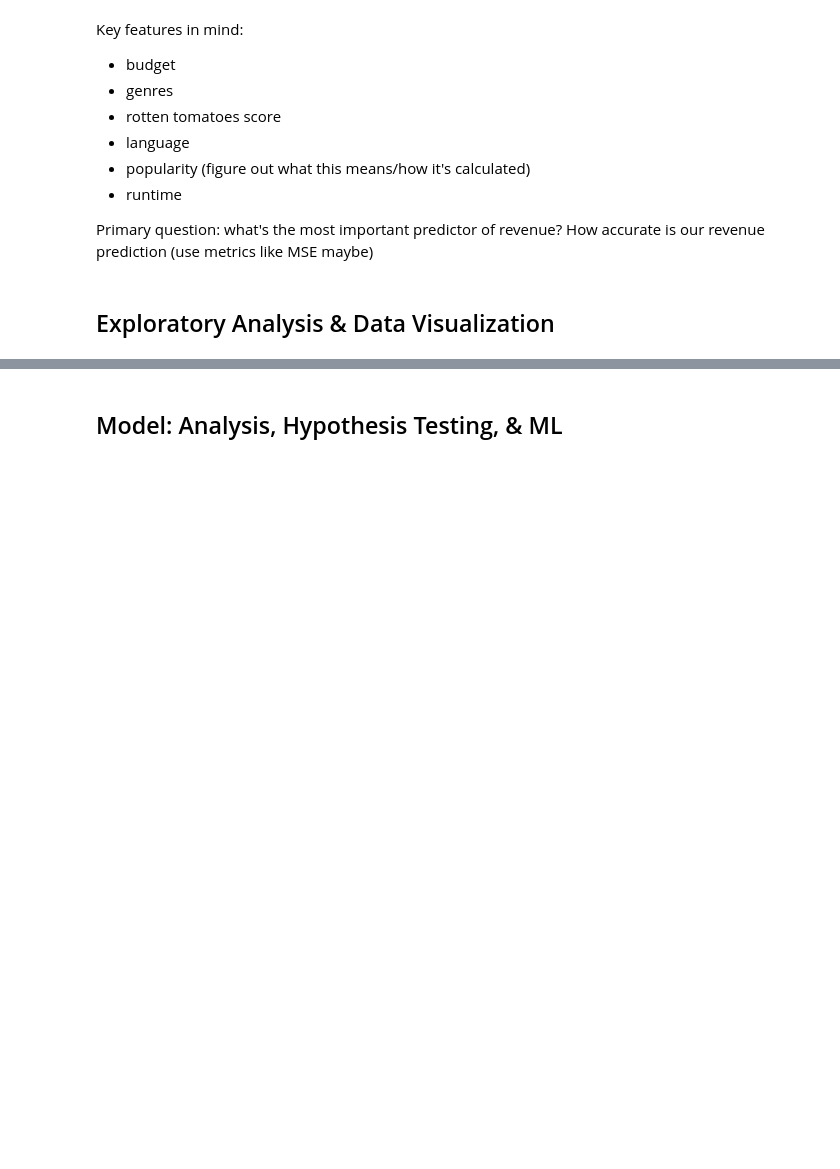
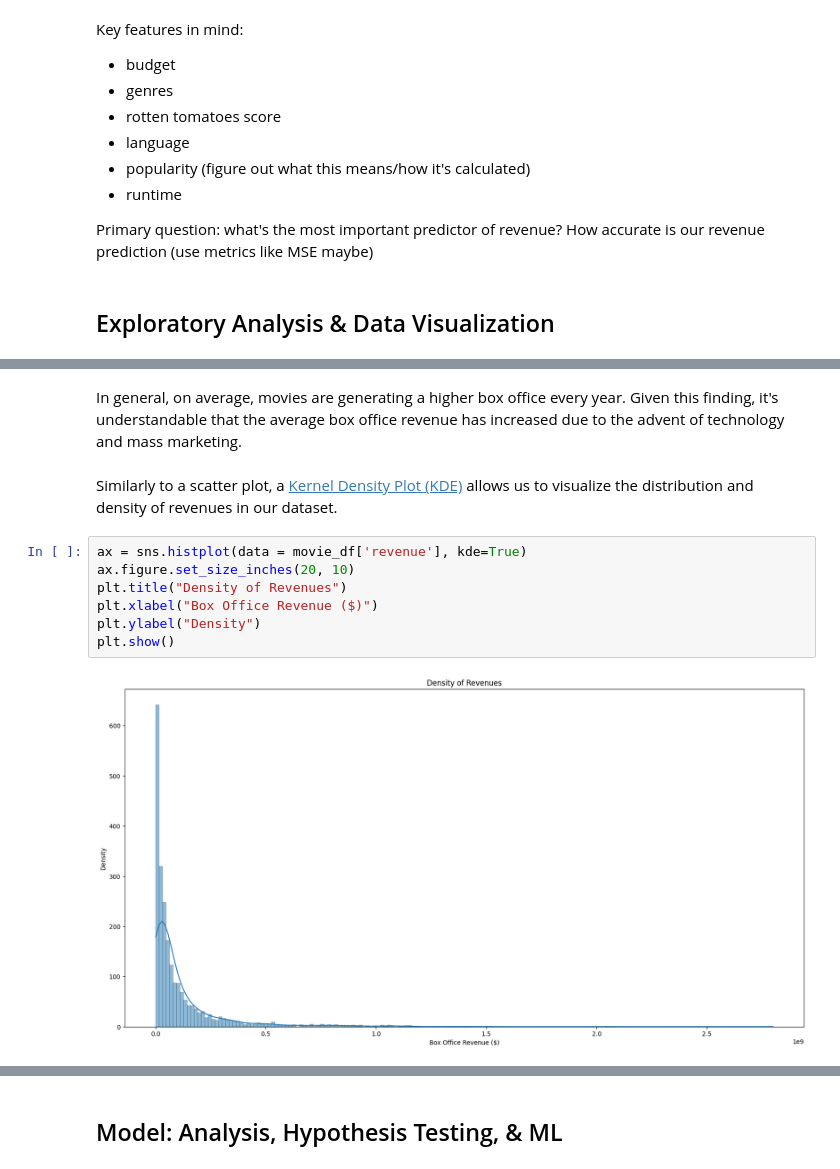
Before and after one commit to cmsc320-gautham-evan-arjun/cmsc320-gautham-evan-arjun.github.io, a Jupyter notebook: finaltutorial.ipynb, the cells around one changed output, grey strips where cells are left out. Cells and saved outputs as stored; diff of their text form; blank space fills up the shorter version.

```diff
--- a/finaltutorial.ipynb
+++ b/finaltutorial.ipynb
@@ -441,0 +530,13 @@ Primary question: what's the most important predictor of revenue? How accurate i
+# %% [markdown]
+In general, on average, movies are generating a higher box office every year. Given this finding, it's understandable that the average box office revenue has increased due to the advent of technology and mass marketing.
+# %% [markdown]
+Similarly to a scatter plot, a [Kernel Density Plot (KDE)](https://www.spsanderson.com/steveondata/posts/2023-09-01/index.html#:~:text=Kernel%20Density%20Plots%20are%20a,bins%20used%20in%20the%20histogram) allows us to visualize the distribution and density of revenues in our dataset.
+# %%
+ax = sns.histplot(data = movie_df['revenue'], kde=True)
+ax.figure.set_size_inches(20, 10)
+plt.title("Density of Revenues")
+plt.xlabel("Box Office Revenue ($)")
+plt.ylabel("Density")
+plt.show()
+# %% [output]
+[figure, added]
```
Also changed, not shown: parts of 90 cells of this notebook.
